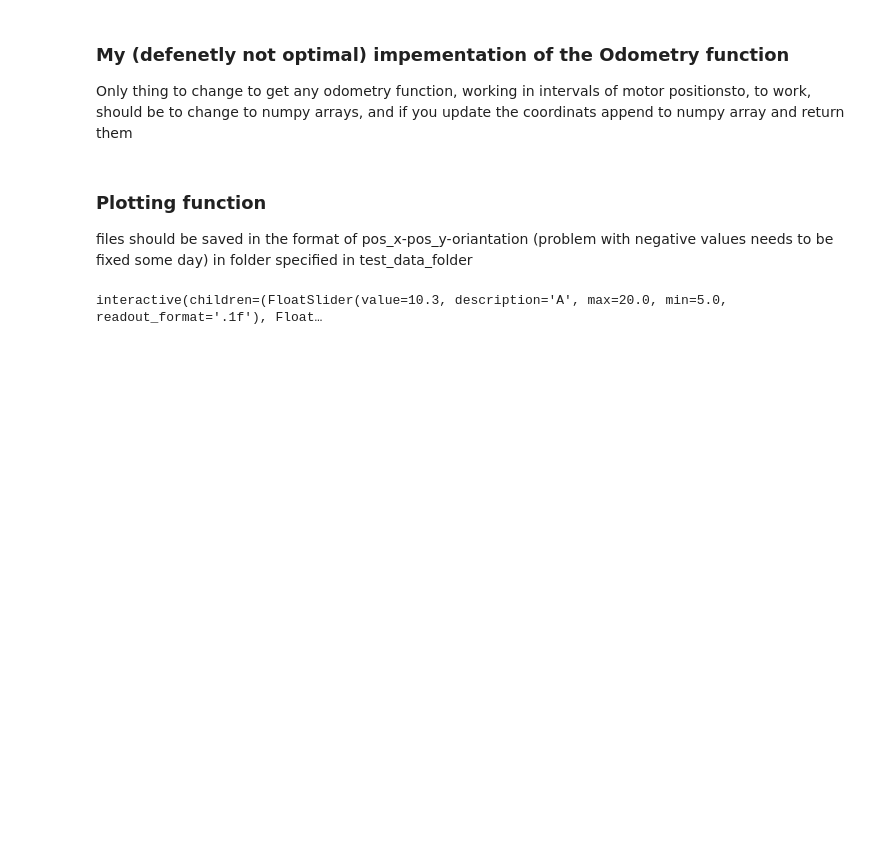
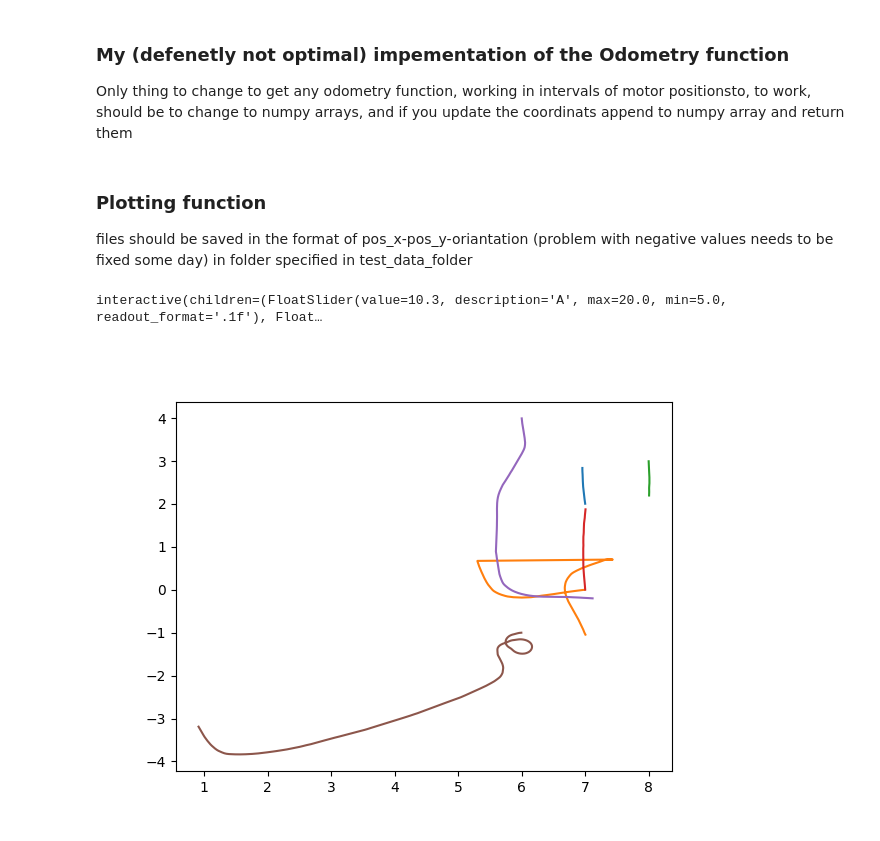
Before and after one commit to derech1e/robolab, a Jupyter notebook: analyse/Untitled.ipynb, the cells around one changed output. Cells and saved outputs as stored; diff of their text form; code cells hidden in the pictures; blank space fills up the shorter version.

Commit message:
testing conway3

```diff
--- a/analyse/Untitled.ipynb
+++ b/analyse/Untitled.ipynb
@@ -72,7 +72,7 @@ files should be saved in the format of pos_x-pos_y-oriantation (problem with neg
 #plotting all file in folder at the same time
 #data needs to end i x.csv where x is the starting oriantation
 
-test_data_folder = 'data/data/'
+test_data_folder = 'data/conway3/'
 data_files = [f for f in listdir(test_data_folder) if isfile(join(test_data_folder, f))]
 position_list = []
 drive_data = []
@@ -84,30 +84,31 @@ for file in data_files:
 
 directions = {"0":0, "270":-math.pi/2, "180":math.pi, "90":math.pi/2}
 
 def plot_data_interactive(A, R, M, O):
     plt.cla()
     for i in range(len(drive_data)):
         data = update_position(drive_data[i],A, R, M,
                                local_x_coordinat=float(position_list[i][0])*50,
                                local_y_coordinat=float(position_list[i][1])*50,
                                local_oriantation=(360 - float(position_list[i][2])) / 180 * math.pi)
 
 
 
     #data = update_position(a, rot)
         plt.plot(data[:,0], data[:,1])
 
     plt.grid()
     plt.axis("scaled")
     #plt.xlim((-300,300))
     #plt.ylim((-300,300))
     plt.show()
     return()
 
 interact(plot_data_interactive,
          A=widgets.FloatSlider(min=5, max=20, step=0.1, value=10.3, readout_format='.1f'),
          R=widgets.FloatSlider(min=0.04, max=0.06, step=0.001, value=0.05, readout_format='.3f'),
          O=widgets.FloatSlider(min=0, max=math.pi*2, step=0.001, value=0, readout_format='.3f'),
          M=widgets.FloatSlider(min=0.99, max=1.01, step=0.001, value=1, readout_format='.3f'));
 # %% [output]
 interactive(children=(FloatSlider(value=10.3, description='A', max=20.0, min=5.0, readout_format='.1f'), Float…
+[figure, added]
```
Also changed, not shown: 26 other files.
